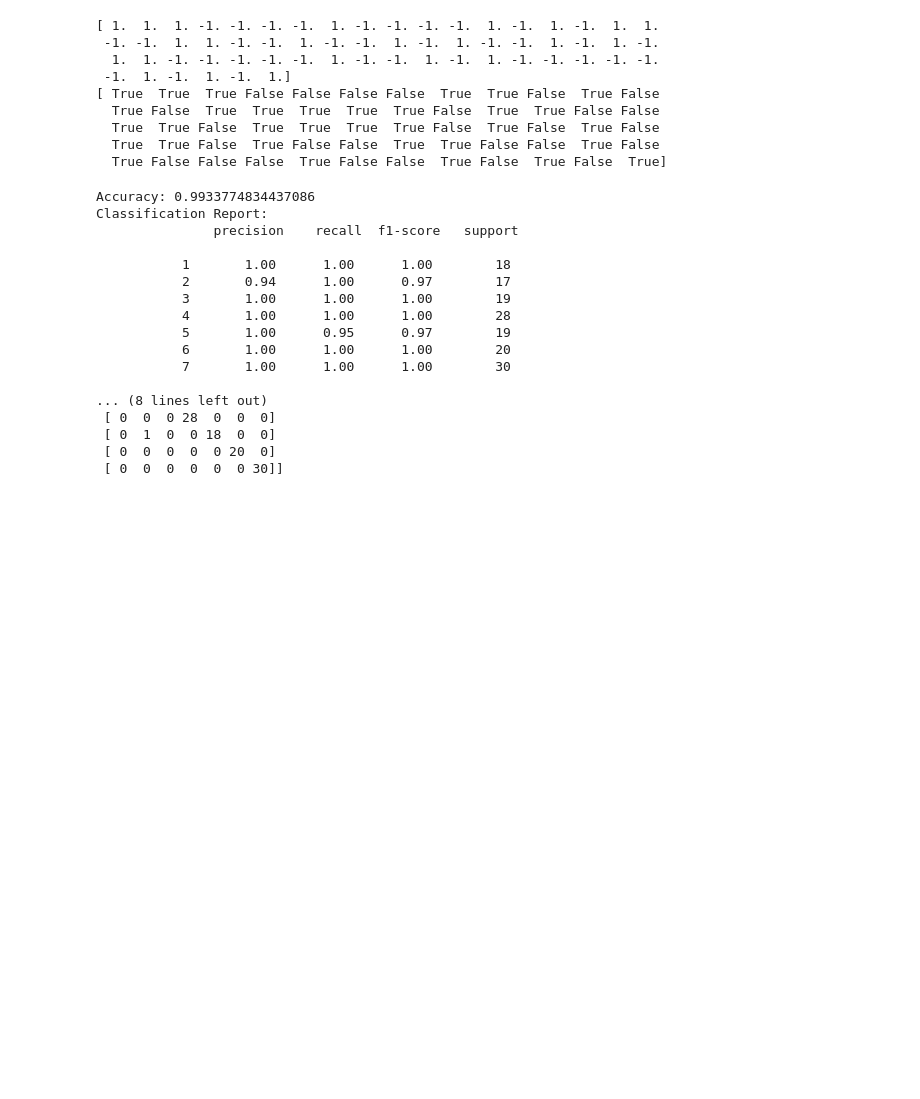
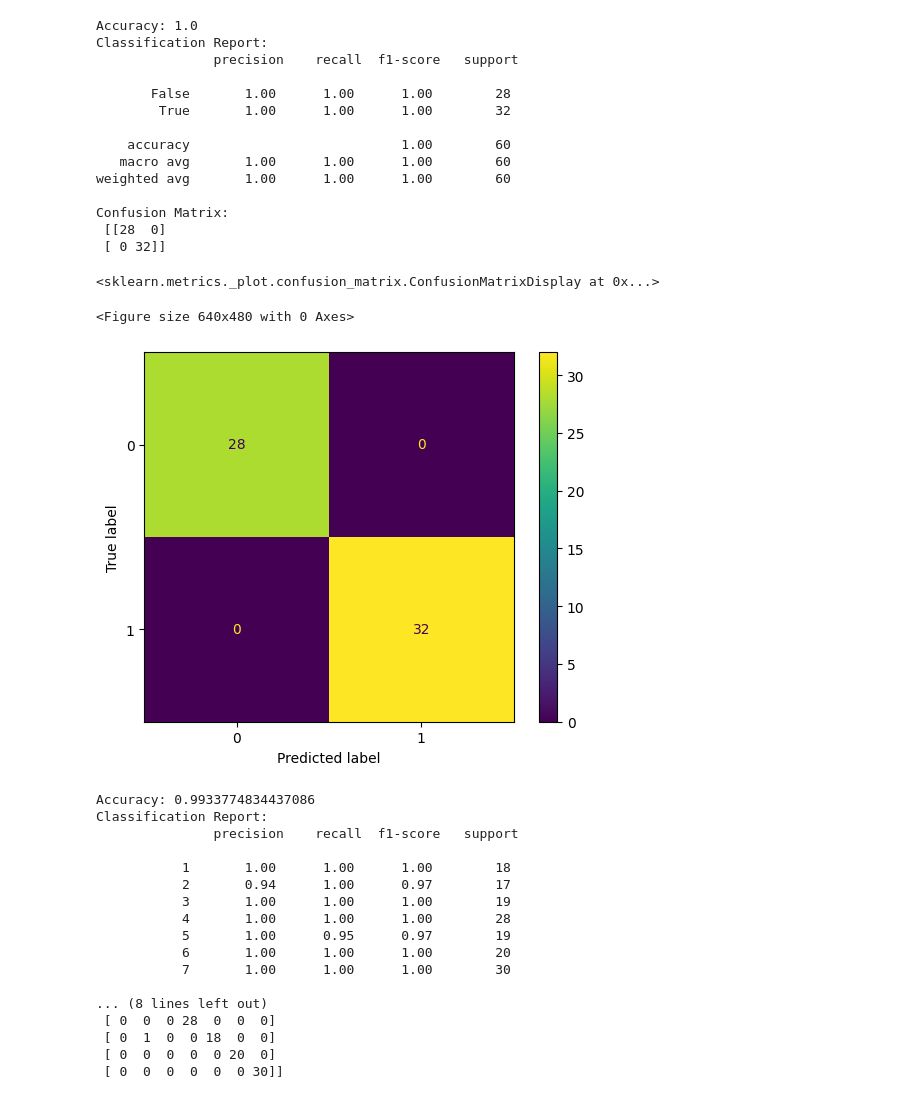
Before and after one commit to AntoninGraf/ML4E-project-metalclassifier-GG, a Jupyter notebook: train_SVM_onevsall.ipynb, the cells around one changed output. Drawn from its saved outputs; the diff is of its cells as text; code cells hidden in the pictures; blank space fills up the shorter version.

```diff
--- a/train_SVM_onevsall.ipynb
+++ b/train_SVM_onevsall.ipynb
@@ -32,21 +30,44 @@ with open("data/Tests/model2.pkl","wb+") as f:
 with open('dataset/validset_foreign.pkl', 'rb') as f:
     X_valid, Y_valid = pickle.load(f)
 
-print(Y_valid)
 
 Y_prob = model.predict_proba(X_valid)
 threshold = 0.99
 Y_pred = np.max(Y_prob, axis=1) < threshold
-
-print(Y_pred)
-# %% [output]
-[ 1.  1.  1. -1. -1. -1. -1.  1. -1. -1. -1. -1.  1. -1.  1. -1.  1.  1.
- -1. -1.  1.  1. -1. -1.  1. -1. -1.  1. -1.  1. -1. -1.  1. -1.  1. -1.
-  1.  1. -1. -1. -1. -1. -1.  1. -1. -1.  1. -1.  1. -1. -1. -1. -1. -1.
- -1.  1. -1.  1. -1.  1.]
-[ True  True  True False False False False  True  True False  True False
-  True False  True  True  True  True  True False  True  True False False
-  True  True False  True  True  True  True False  True False  True False
-  True  True False  True False False  True  True False False  True False
-  True False False False  True False False  True False  True False  True]
+# %%
+
+#results
+Y_val = np.array([False] * 60)
+Y_val[np.where(Y_pred == 1)] = True
+accuracy = accuracy_score(Y_val, Y_pred)
+print(f"Accuracy: {accuracy}")
+
+#classification report
+report = classification_report(Y_val, Y_pred)
+print("Classification Report:\n", report)
+
+#confusion matrix
+conf_matrix = confusion_matrix(Y_val, Y_pred)
+print("Confusion Matrix:\n", conf_matrix)
+
+plt.figure()
+ConfusionMatrixDisplay(conf_matrix).plot()
+# %% [output]
+Accuracy: 1.0
+Classification Report:
+               precision    recall  f1-score   support
+
+       False       1.00      1.00      1.00        28
+        True       1.00      1.00      1.00        32
+
+    accuracy                           1.00        60
+   macro avg       1.00      1.00      1.00        60
+weighted avg       1.00      1.00      1.00        60
+
+Confusion Matrix:
+ [[28  0]
+ [ 0 32]]
+<sklearn.metrics._plot.confusion_matrix.ConfusionMatrixDisplay at 0x...>
+<Figure size 640x480 with 0 Axes>
+[figure, added]
 # %%
```
Also changed, not shown: parts of 4 cells of this notebook, 3 other files.
